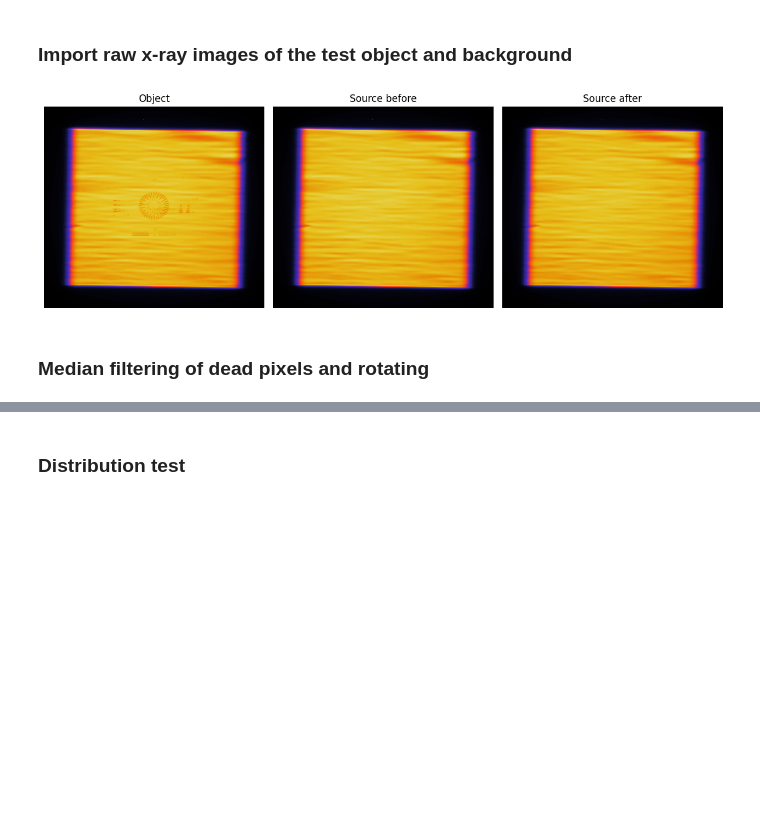
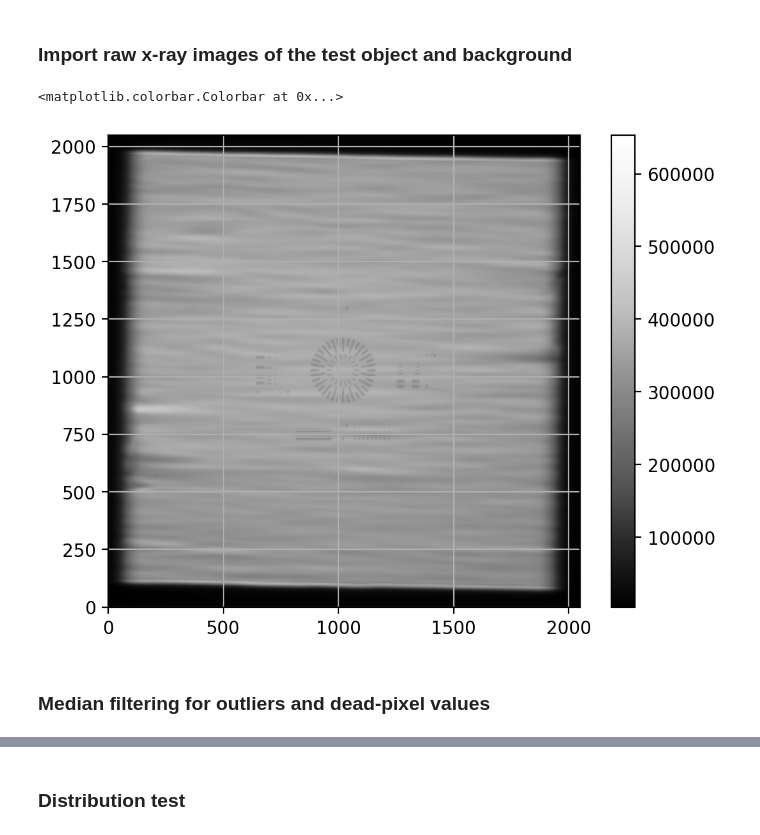
Before and after one commit to mamichberdey/XRayImagePro, a Jupyter notebook: test_image_upscaling.ipynb, the cells around one changed output, grey strips where cells are left out. Drawn from its saved outputs; the diff is of its cells as text; code cells hidden in the pictures; blank space fills up the shorter version.

```diff
--- a/test_image_upscaling.ipynb
+++ b/test_image_upscaling.ipynb
@@ -1,32 +1,29 @@
 # %% [markdown]
 ### Import raw x-ray images of the test object and background
-# %%
-import numpy as np
-import matplotlib.pyplot as plt
-
-file = "siemens_new"
-
-data_input_object = np.loadtxt(f"test_input/{file}/object.asc")[:, 1:].T
-data_input_source_before = np.loadtxt(f"test_input/{file}/back_before.asc")[:, 1:].T
-data_input_source_after = np.loadtxt(f"test_input/{file}/back_after.asc")[:, 1:].T
-
-fig, ax = plt.subplots(1, 3, figsize=(12, 4))
-
-ax[0].pcolormesh(data_input_object, cmap="CMRmap")
-ax[0].axis("off")
-ax[0].set_title("Object")
-
-ax[1].pcolormesh(data_input_source_before, cmap="CMRmap")
-ax[1].axis("off")
-ax[1].set_title("Source before")
-
-ax[2].pcolormesh(data_input_source_after, cmap="CMRmap")
-ax[2].axis("off")
-ax[2].set_title("Source after")
-
-plt.tight_layout()
-plt.show()
-# %% [output]
-[figure, removed]
+# %%
+import numpy as np
+import matplotlib.pyplot as plt
+import sif_parser
+
+def data_parser(path):
+    data, info = sif_parser.np_spool_open(path)
+    data = data[0, ::-1, ::-1]
+    return data
+
+folder = "siemens_data/Siemen_Star_2_2025"
+
+data_input_source_before = data_parser(f'{folder}/spool_22')
+data_input_object = data_parser(f'{folder}/spool_23')
+data_input_source_after = data_parser(f'{folder}/spool_24')
+
+
+fig, ax = plt.subplots(1, 1, dpi=200)
+ax.set_aspect('equal')
+plt.pcolormesh(data_input_object, cmap="Greys_r")
+plt.grid()
+plt.colorbar()
+# %% [output]
+<matplotlib.colorbar.Colorbar at 0x...>
+[figure, added]
 # %% [markdown]
-### Median filtering of dead pixels and rotating
+### Median filtering for outliers and dead-pixel values
```
Also changed, not shown: parts of 56 cells of this notebook.
